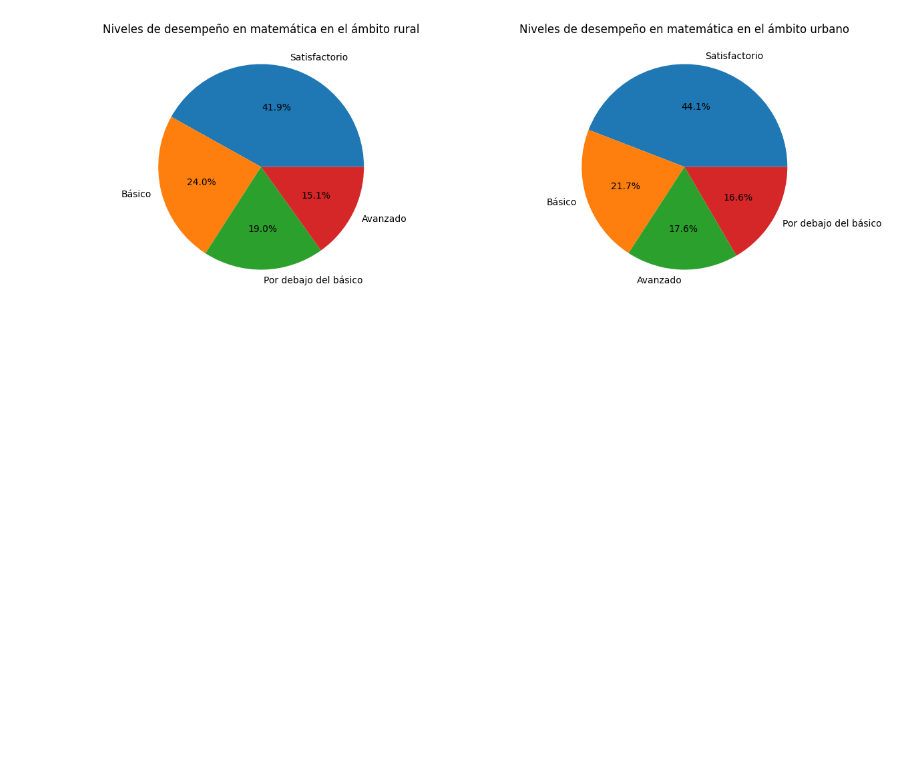
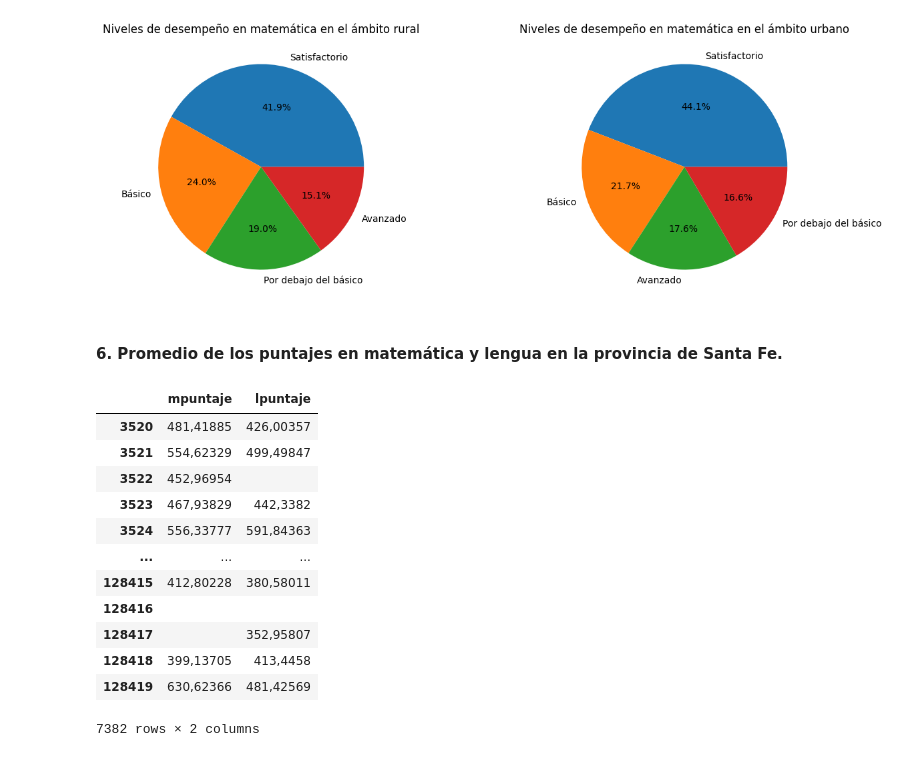
Before and after one commit to alerodriguez01/tp1-cs-datos, a Jupyter notebook: tp1-cs-datos.ipynb, the cells around one changed output. Drawn from its saved outputs; the diff is of its cells as text; code cells hidden in the pictures; blank space fills up the shorter version.

```diff
--- a/tp1-cs-datos.ipynb
+++ b/tp1-cs-datos.ipynb
@@ -248,3 +248,25 @@ ax[1].pie(desemp_ambito["mdesemp"].get_group(2).value_counts(), labels=labels, a
   Text(-0.014014931661671372, -0.5998362957428623, '17.6%'),
   Text(0.5203359166315736, -0.2987482784271401, '16.6%')])
 [figure]
+# %% [markdown]
+#### 6. Promedio de los puntajes en matemática y lengua en la provincia de Santa Fe.
+# %%
+# Filtro por Santa Fe
+filtro_sf = df_estudiantes["jurisdiccion"] == 82
+estudiantes_sf = df_estudiantes[filtro_sf]
+# %%
+estudiantes_sf[["mpuntaje","lpuntaje"]]
+# %% [output]
+|  | mpuntaje | lpuntaje |
+| 3520 | 481,41885 | 426,00357 |
+| 3521 | 554,62329 | 499,49847 |
+| 3522 | 452,96954 |  |
+| 3523 | 467,93829 | 442,3382 |
+| 3524 | 556,33777 | 591,84363 |
+| ... | ... | ... |
+| 128415 | 412,80228 | 380,58011 |
+| 128416 |  |  |
+| 128417 |  | 352,95807 |
+| 128418 | 399,13705 | 413,4458 |
+| 128419 | 630,62366 | 481,42569 |
+7382 rows × 2 columns
```
Also changed, not shown: parts of 2 cells of this notebook.
